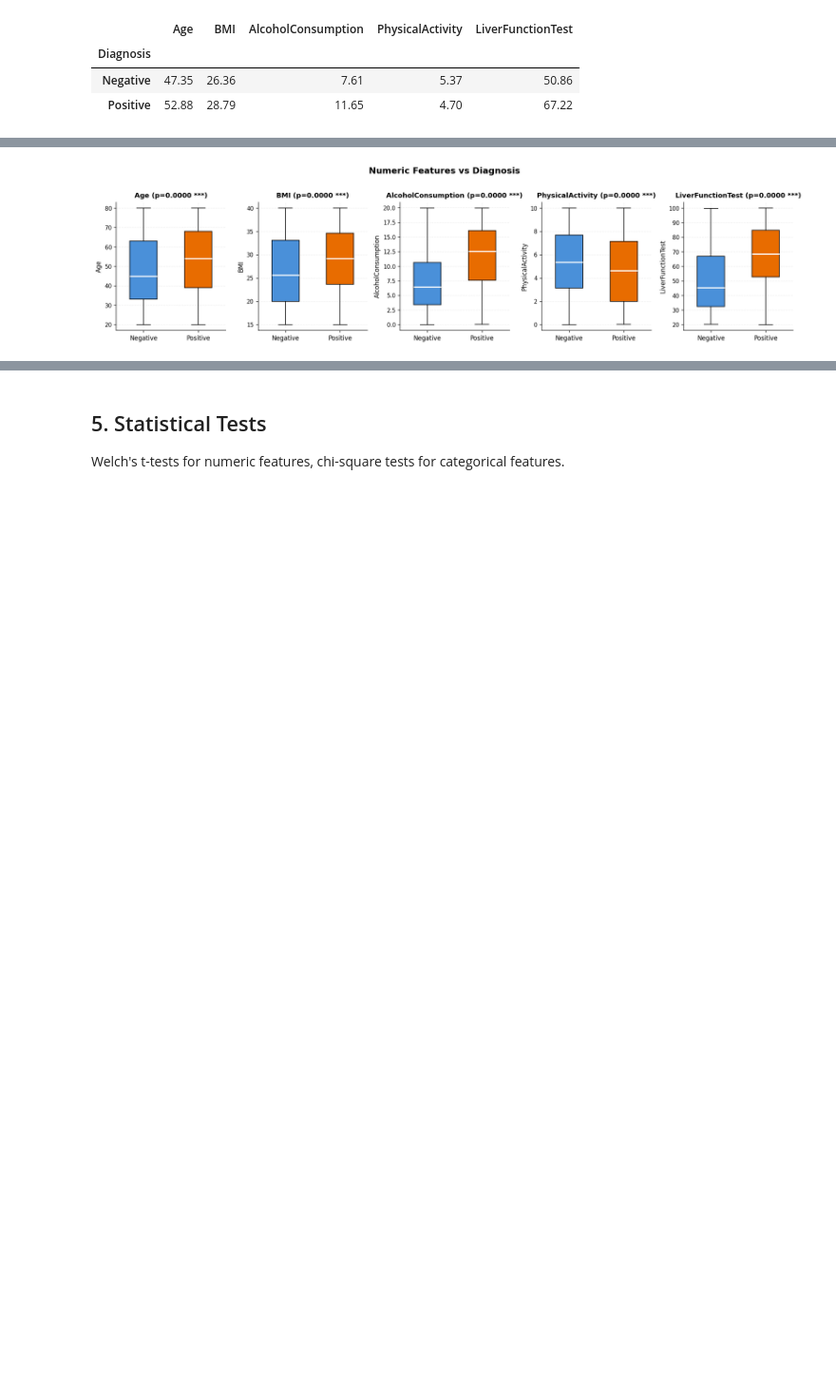
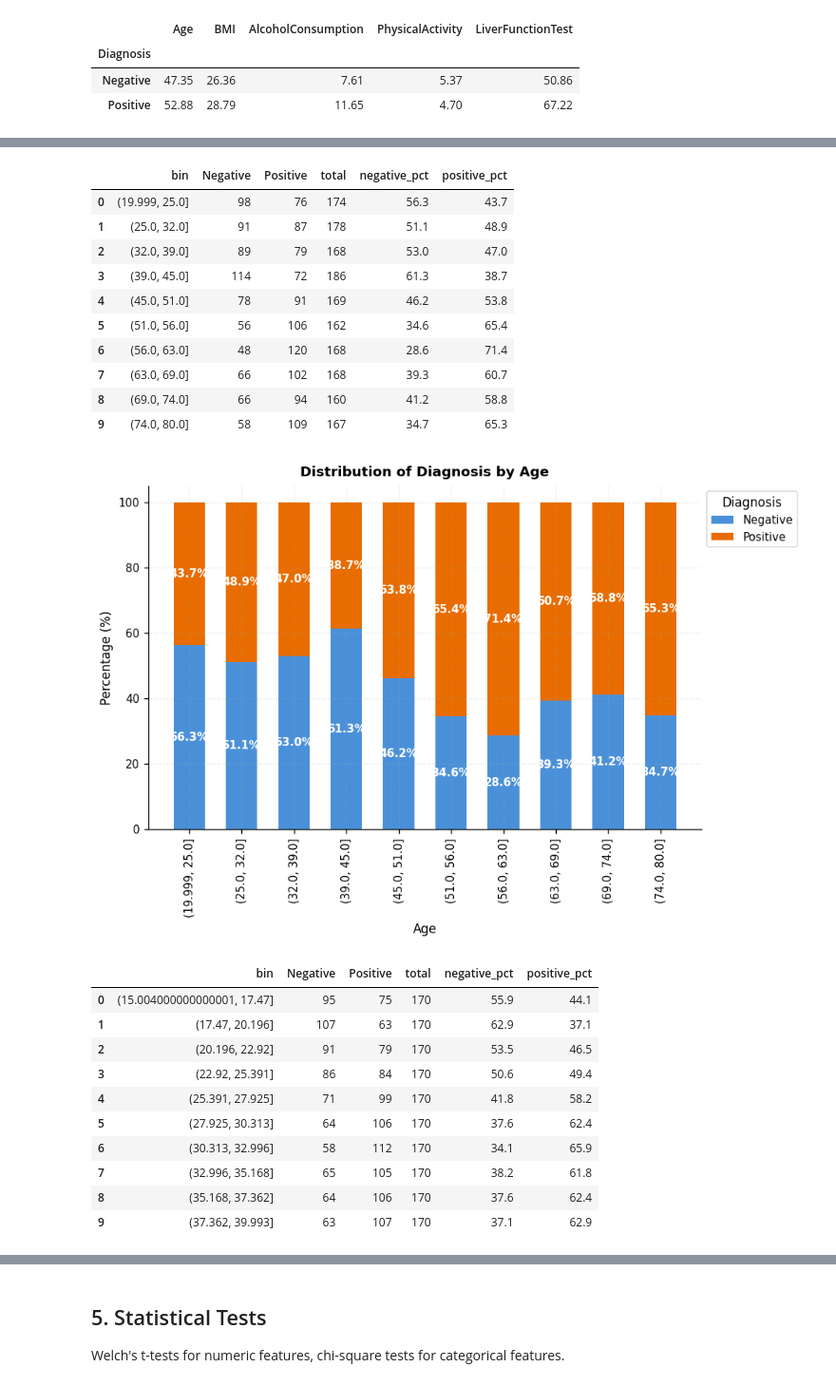
Before and after one commit to MelvinJoshua1375/liver-disease-demo, a Jupyter notebook: notebooks/Exploratory_Data_Analysis.ipynb, the cells around one changed output, grey strips where cells are left out. Shown at 95% size. Saved outputs shown, nothing was run; the diff lists cells and outputs as text; code cells hidden in the pictures; blank space fills up the shorter version.

```diff
--- a/notebooks/Exploratory_Data_Analysis.ipynb
+++ b/notebooks/Exploratory_Data_Analysis.ipynb
@@ -104,9 +104,36 @@ Welch's t-test p-values are annotated: `***` p<0.001, `**` p<0.01, `*` p<0.05, `
 # %%
-fig, axes = plt.subplots(1, len(NUMERIC_FEATURES), figsize=(16, 4))
-for ax, feat in zip(axes, NUMERIC_FEATURES):
-    plot_boxplot(df, feat, TARGET, ax=ax)
-fig.suptitle('Numeric Features vs Diagnosis', fontsize=14, fontweight='bold', y=1.02)
-fig.tight_layout()
-plt.show()
+for feat in NUMERIC_FEATURES:
+    ct = crosstabulate(df, feat, TARGET)
+    display(ct[['bin', 'Negative', 'Positive', 'total', 'negative_pct', 'positive_pct']])
+    plot_percentage_stacked_chart(
+        ct,
+        title=f'Distribution of Diagnosis by {feat}',
+        xlabel=feat,
+        angle=90,
+    )
+    plt.show()
+    print()
 # %% [output]
+|  | bin | Negative | Positive | total | negative_pct | positive_pct |
+| 0 | (19.999, 25.0] | 98 | 76 | 174 | 56.3 | 43.7 |
+| 1 | (25.0, 32.0] | 91 | 87 | 178 | 51.1 | 48.9 |
+| 2 | (32.0, 39.0] | 89 | 79 | 168 | 53.0 | 47.0 |
+| 3 | (39.0, 45.0] | 114 | 72 | 186 | 61.3 | 38.7 |
+| 4 | (45.0, 51.0] | 78 | 91 | 169 | 46.2 | 53.8 |
+| 5 | (51.0, 56.0] | 56 | 106 | 162 | 34.6 | 65.4 |
+| 6 | (56.0, 63.0] | 48 | 120 | 168 | 28.6 | 71.4 |
+| 7 | (63.0, 69.0] | 66 | 102 | 168 | 39.3 | 60.7 |
+| 8 | (69.0, 74.0] | 66 | 94 | 160 | 41.2 | 58.8 |
+| 9 | (74.0, 80.0] | 58 | 109 | 167 | 34.7 | 65.3 |
-[figure, old version]
+[figure, new version]
+|  | bin | Negative | Positive | total | negative_pct | positive_pct |
+| 0 | (15.004000000000001, 17.47] | 95 | 75 | 170 | 55.9 | 44.1 |
+| 1 | (17.47, 20.196] | 107 | 63 | 170 | 62.9 | 37.1 |
+| 2 | (20.196, 22.92] | 91 | 79 | 170 | 53.5 | 46.5 |
+| 3 | (22.92, 25.391] | 86 | 84 | 170 | 50.6 | 49.4 |
+| 4 | (25.391, 27.925] | 71 | 99 | 170 | 41.8 | 58.2 |
+| 5 | (27.925, 30.313] | 64 | 106 | 170 | 37.6 | 62.4 |
+| 6 | (30.313, 32.996] | 58 | 112 | 170 | 34.1 | 65.9 |
+| 7 | (32.996, 35.168] | 65 | 105 | 170 | 38.2 | 61.8 |
+| 8 | (35.168, 37.362] | 64 | 106 | 170 | 37.6 | 62.4 |
+| 9 | (37.362, 39.993] | 63 | 107 | 170 | 37.1 | 62.9 |
```
Also changed, not shown: parts of 4 cells of this notebook, 1 other file.
